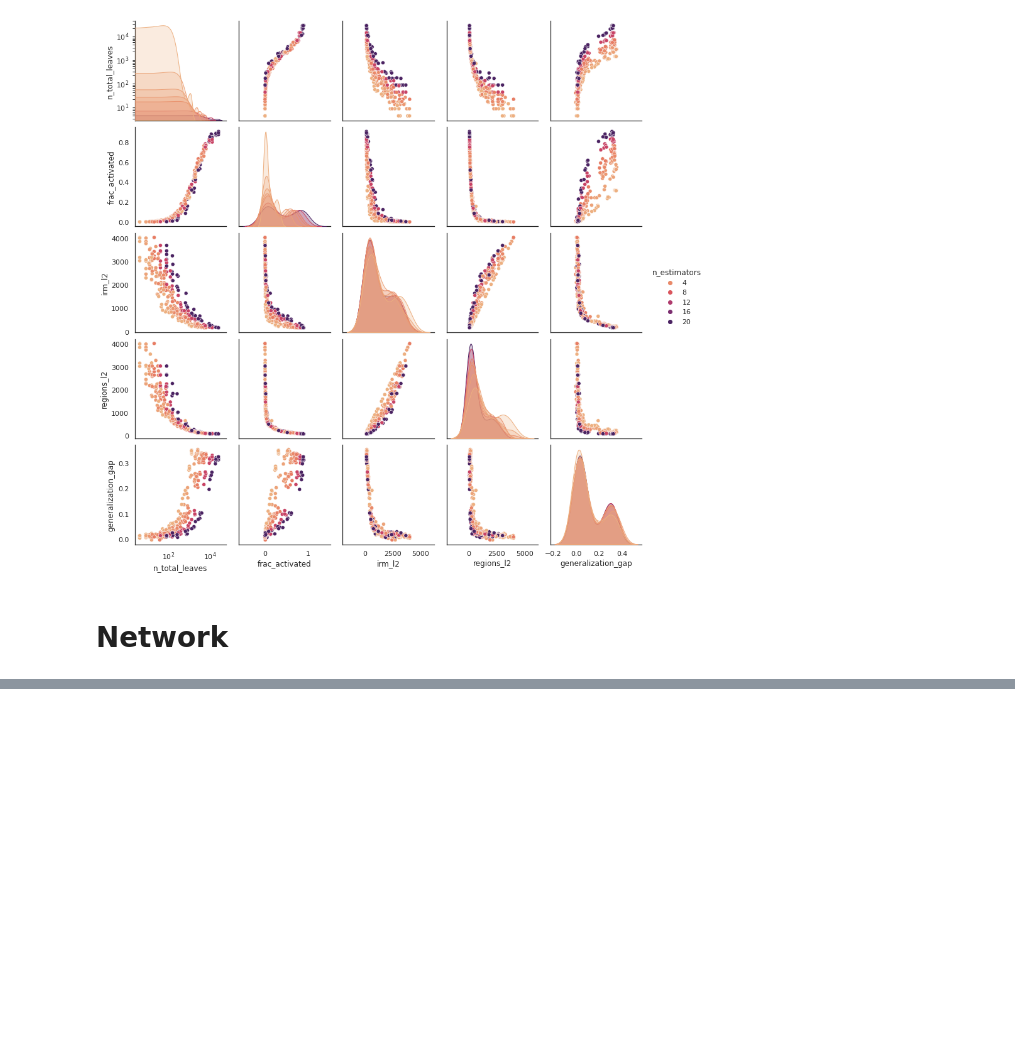
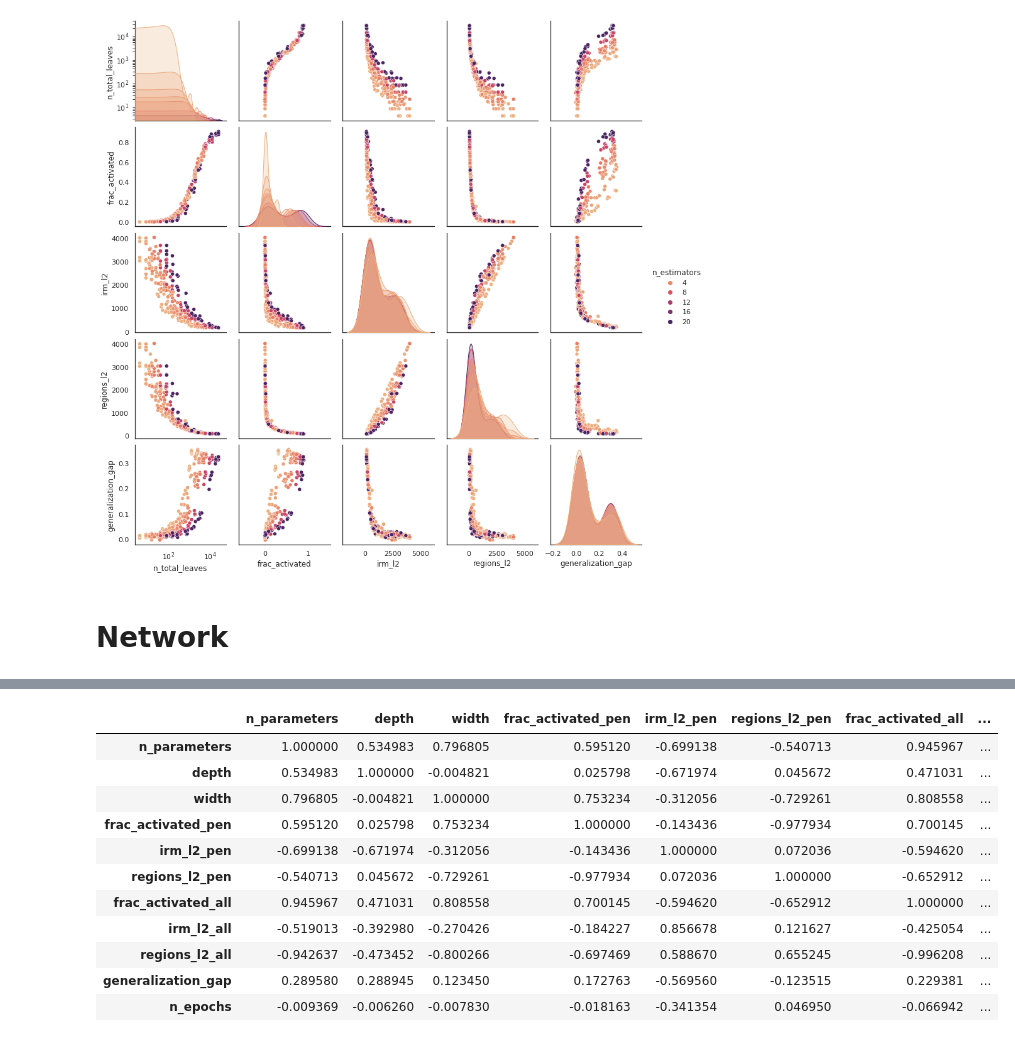
Before and after one commit to rflperry/double_descent, a Jupyter notebook: experiments/xor/plot_results.ipynb, the cells around one changed output, grey strips where cells are left out. Cells and saved outputs as stored; diff of their text form; code cells hidden in the pictures; blank space fills up the shorter version.

```diff
--- a/experiments/xor/plot_results.ipynb
+++ b/experiments/xor/plot_results.ipynb
@@ -136 +152,24 @@ df.head(5)
+# %%
+corr_vars = [
+    'n_parameters', 'depth', 'width',
+    'frac_activated_pen', 'irm_l2_pen', 'regions_l2_pen',
+    'frac_activated_all', 'irm_l2_all', 'regions_l2_all',
+    'generalization_gap', 'n_epochs',
+]
+corr_df = df[corr_vars].corr('spearman')
+display(corr_df)
+# corr_df.to_csv('./results/dn_spearman_corrs.csv')
+# %% [output]
+|  | n_parameters | depth | width | frac_activated_pen | irm_l2_pen | regions_l2_pen | frac_activated_all | ... |
+| n_parameters | 1.000000 | 0.534983 | 0.796805 | 0.595120 | -0.699138 | -0.540713 | 0.945967 | ... |
+| depth | 0.534983 | 1.000000 | -0.004821 | 0.025798 | -0.671974 | 0.045672 | 0.471031 | ... |
+| width | 0.796805 | -0.004821 | 1.000000 | 0.753234 | -0.312056 | -0.729261 | 0.808558 | ... |
+| frac_activated_pen | 0.595120 | 0.025798 | 0.753234 | 1.000000 | -0.143436 | -0.977934 | 0.700145 | ... |
+| irm_l2_pen | -0.699138 | -0.671974 | -0.312056 | -0.143436 | 1.000000 | 0.072036 | -0.594620 | ... |
+| regions_l2_pen | -0.540713 | 0.045672 | -0.729261 | -0.977934 | 0.072036 | 1.000000 | -0.652912 | ... |
+| frac_activated_all | 0.945967 | 0.471031 | 0.808558 | 0.700145 | -0.594620 | -0.652912 | 1.000000 | ... |
+| irm_l2_all | -0.519013 | -0.392980 | -0.270426 | -0.184227 | 0.856678 | 0.121627 | -0.425054 | ... |
+| regions_l2_all | -0.942637 | -0.473452 | -0.800266 | -0.697469 | 0.588670 | 0.655245 | -0.996208 | ... |
+| generalization_gap | 0.289580 | 0.288945 | 0.123450 | 0.172763 | -0.569560 | -0.123515 | 0.229381 | ... |
+| n_epochs | -0.009369 | -0.006260 | -0.007830 | -0.018163 | -0.341354 | 0.046950 | -0.066942 | ... |
 # %%
```
Also changed, not shown: parts of 11 cells of this notebook, 7 other files.
